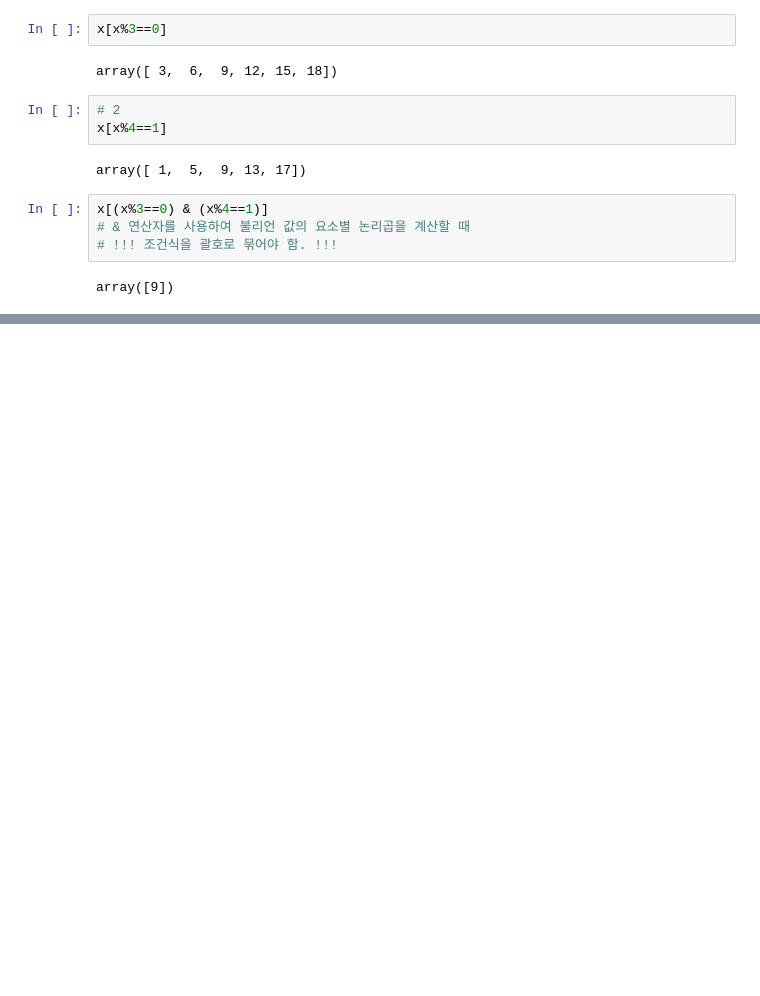
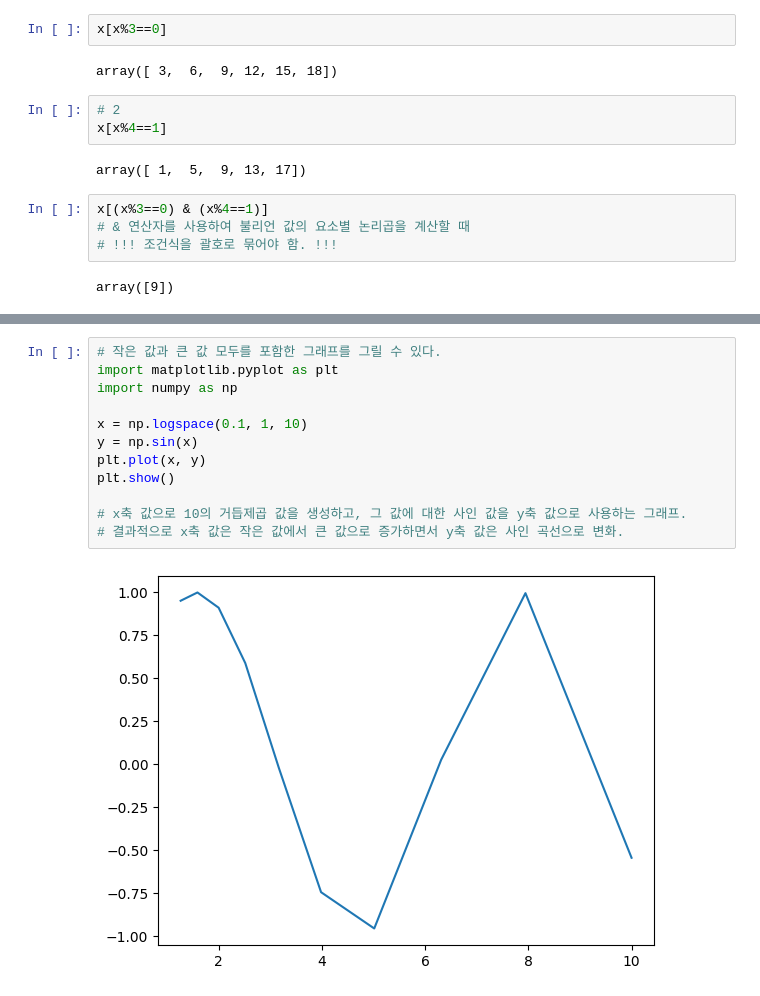
Before and after one commit to DANU011/Data, a Jupyter notebook: numpy/basic.ipynb, the cells around one changed output, grey strips where cells are left out. Cells and saved outputs as stored; diff of their text form; blank space fills up the shorter version.

```diff
--- a/numpy/basic.ipynb
+++ b/numpy/basic.ipynb
@@ -393,0 +571,14 @@ array([9])
+# %%
+# 작은 값과 큰 값 모두를 포함한 그래프를 그릴 수 있다.
+import matplotlib.pyplot as plt
+import numpy as np
+
+x = np.logspace(0.1, 1, 10)
+y = np.sin(x)
+plt.plot(x, y)
+plt.show()
+
+# x축 값으로 10의 거듭제곱 값을 생성하고, 그 값에 대한 사인 값을 y축 값으로 사용하는 그래프.
+# 결과적으로 x축 값은 작은 값에서 큰 값으로 증가하면서 y축 값은 사인 곡선으로 변화.
+# %% [output]
+[figure, added]
```
Also changed, not shown: parts of 69 cells of this notebook.
